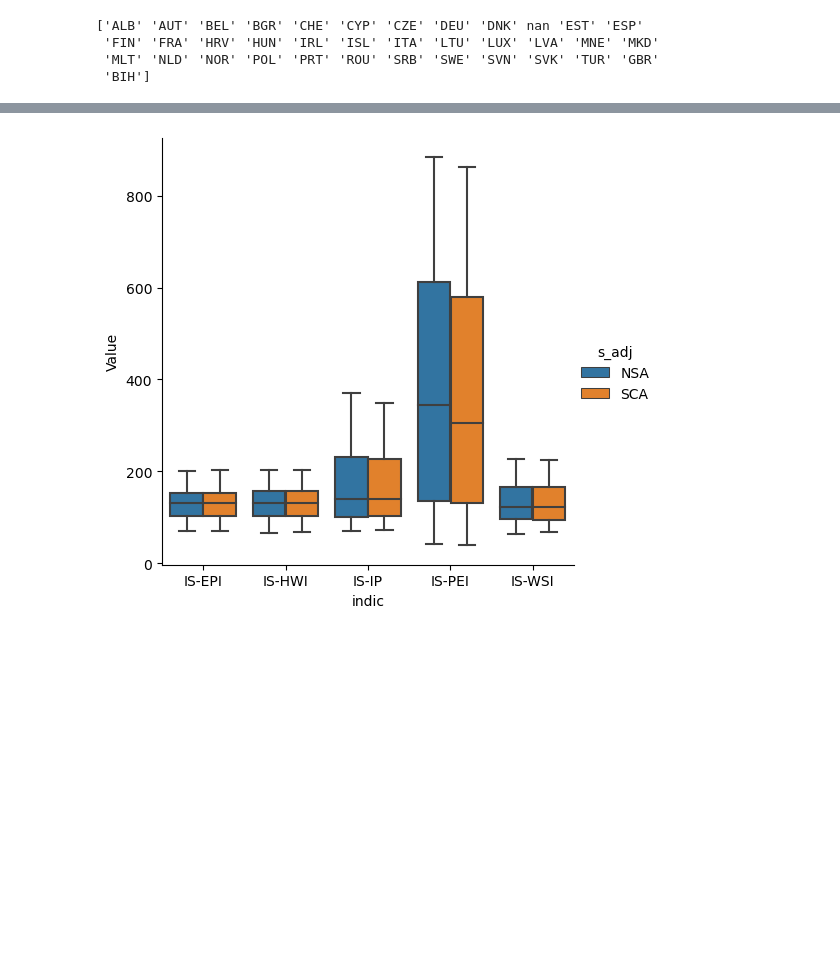
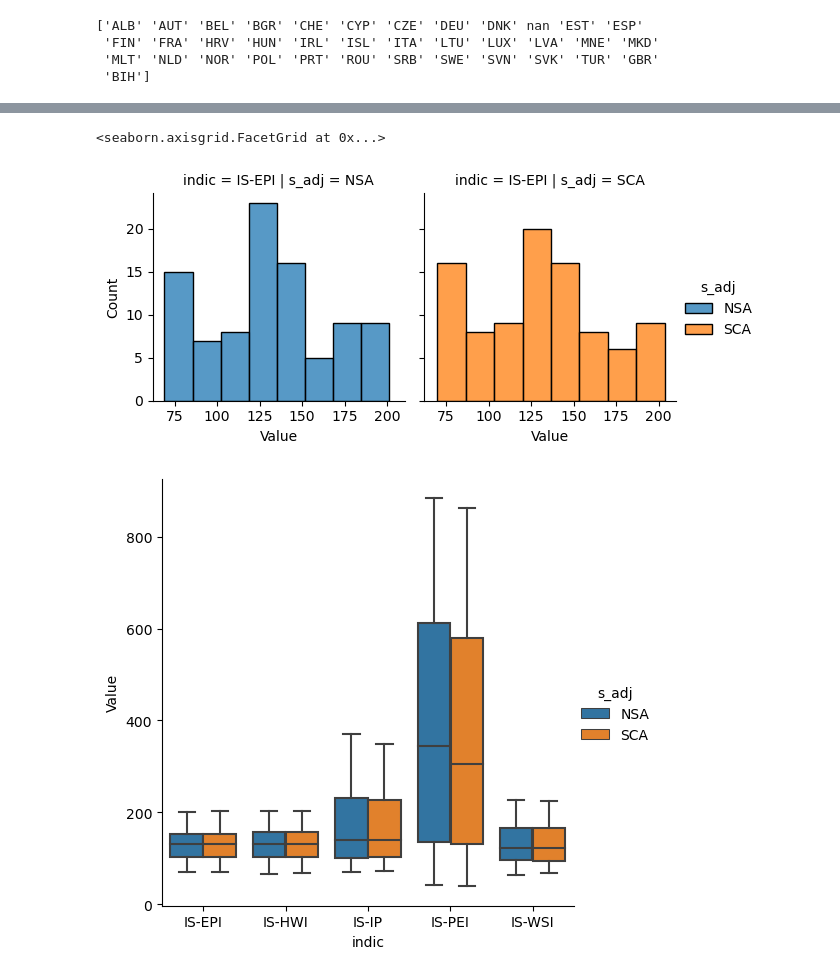
Before and after one commit to paulr28/MSc_DA_CA2, a Jupyter notebook: Explortation_1.ipynb, the cells around one changed output, grey strips where cells are left out. Saved outputs shown, nothing was run; the diff lists cells and outputs as text; code cells hidden in the pictures; blank space fills up the shorter version.

```diff
--- a/Explortation_1.ipynb
+++ b/Explortation_1.ipynb
@@ -182,3 +211,9 @@ df_ie.groupby(['indic','s_adj']).describe()
+# %%
+# Create histograms of the Value column for the IE dataframe grouped by 'indic' and 's_adj', where the 'normal' column is True
+sns.FacetGrid(df_ie[df_ie['normal'] == True], row='indic', col='s_adj', hue= 's_adj').map(sns.histplot, 'Value').add_legend()
+# %% [output]
+<seaborn.axisgrid.FacetGrid at 0x...>
+[figure, added]
 # %%
 # Visualise the IE dataframe showing statistical analysis using seaborn  and matplotlib  libraries splitting the data by insdicators and seasonanal adjustment
 sns.catplot(x="indic", y="Value", hue="s_adj", kind="box", data=df_ie);
```
Also changed, not shown: parts of 28 cells of this notebook.
